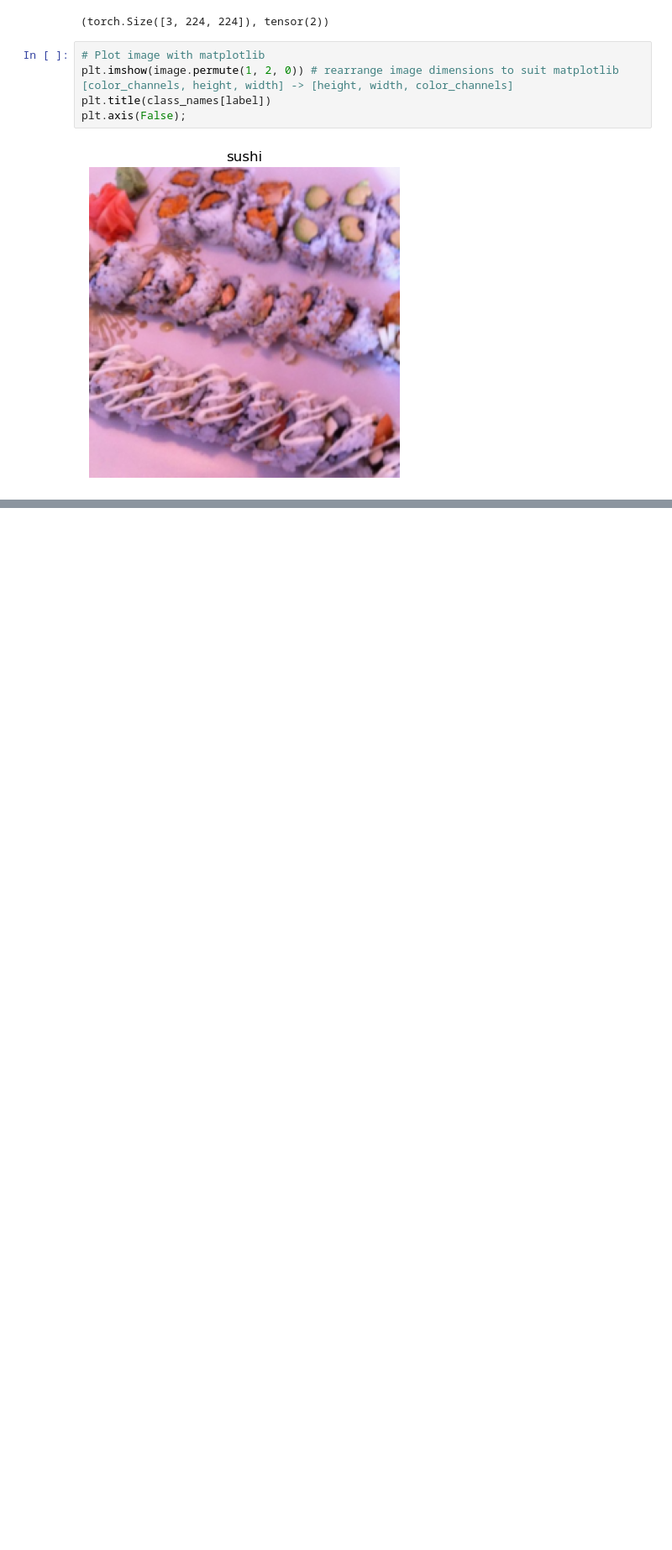
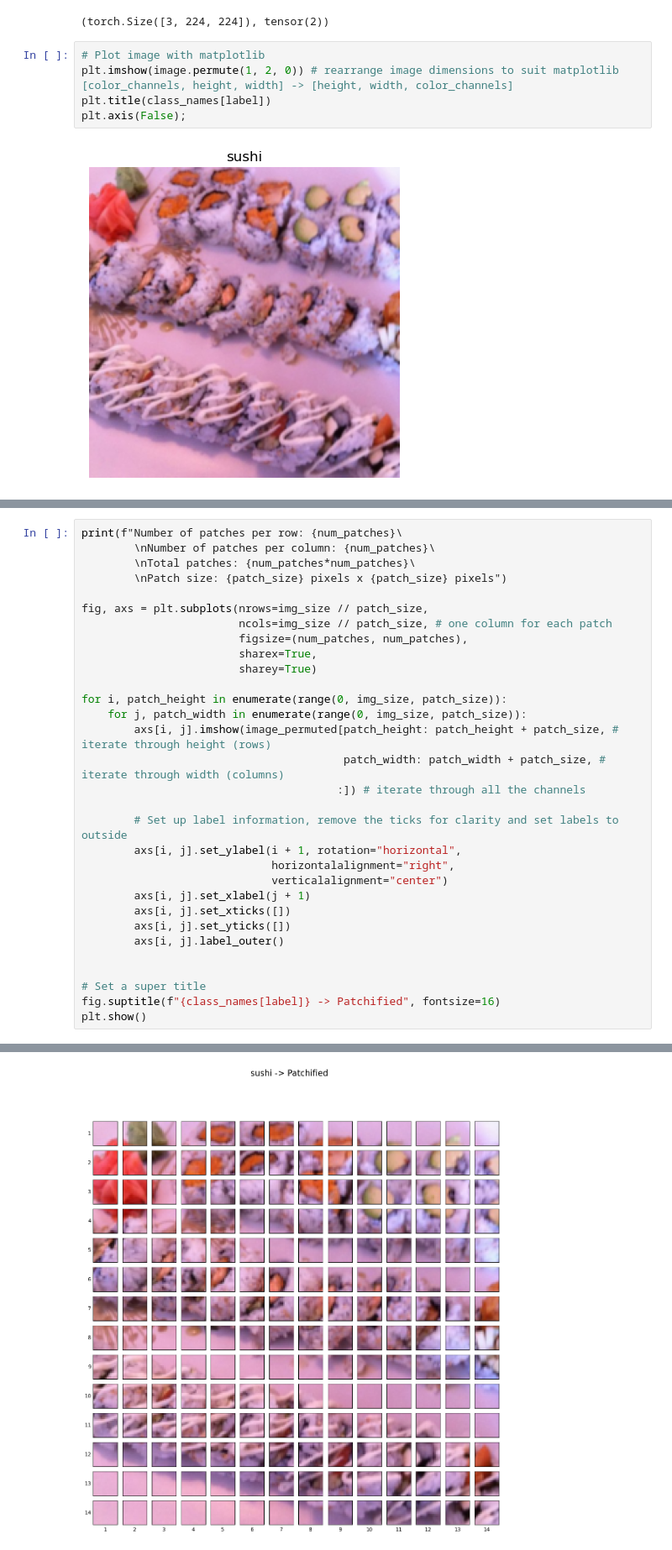
Before and after one commit to thefirebanks/research-papers, a Jupyter notebook: vision_transformers/vit.ipynb, the cells around one changed output, grey strips where cells are left out. Shown at 84% size. Cells and saved outputs as stored; diff of their text form; blank space fills up the shorter version.

```diff
--- a/vision_transformers/vit.ipynb
+++ b/vision_transformers/vit.ipynb
@@ -98,0 +253,32 @@ plt.axis(False);
+# %%
+print(f"Number of patches per row: {num_patches}\
+        \nNumber of patches per column: {num_patches}\
+        \nTotal patches: {num_patches*num_patches}\
+        \nPatch size: {patch_size} pixels x {patch_size} pixels")
+
+fig, axs = plt.subplots(nrows=img_size // patch_size,
+                        ncols=img_size // patch_size, # one column for each patch
+                        figsize=(num_patches, num_patches),
+                        sharex=True,
+                        sharey=True)
+
+for i, patch_height in enumerate(range(0, img_size, patch_size)):
+    for j, patch_width in enumerate(range(0, img_size, patch_size)):
+        axs[i, j].imshow(image_permuted[patch_height: patch_height + patch_size, # iterate through height (rows)
+                                        patch_width: patch_width + patch_size, # iterate through width (columns)
+                                       :]) # iterate through all the channels
+
+        # Set up label information, remove the ticks for clarity and set labels to outside
+        axs[i, j].set_ylabel(i + 1, rotation="horizontal",
+                             horizontalalignment="right",
+                             verticalalignment="center")
+        axs[i, j].set_xlabel(j + 1)
+        axs[i, j].set_xticks([])
+        axs[i, j].set_yticks([])
+        axs[i, j].label_outer()
+
+
+# Set a super title
+fig.suptitle(f"{class_names[label]} -> Patchified", fontsize=16)
+plt.show()
+# %% [output]
@@ -98,0 +289 @@ plt.axis(False);
+[figure, added]
```
Also changed, not shown: parts of 19 cells of this notebook.
